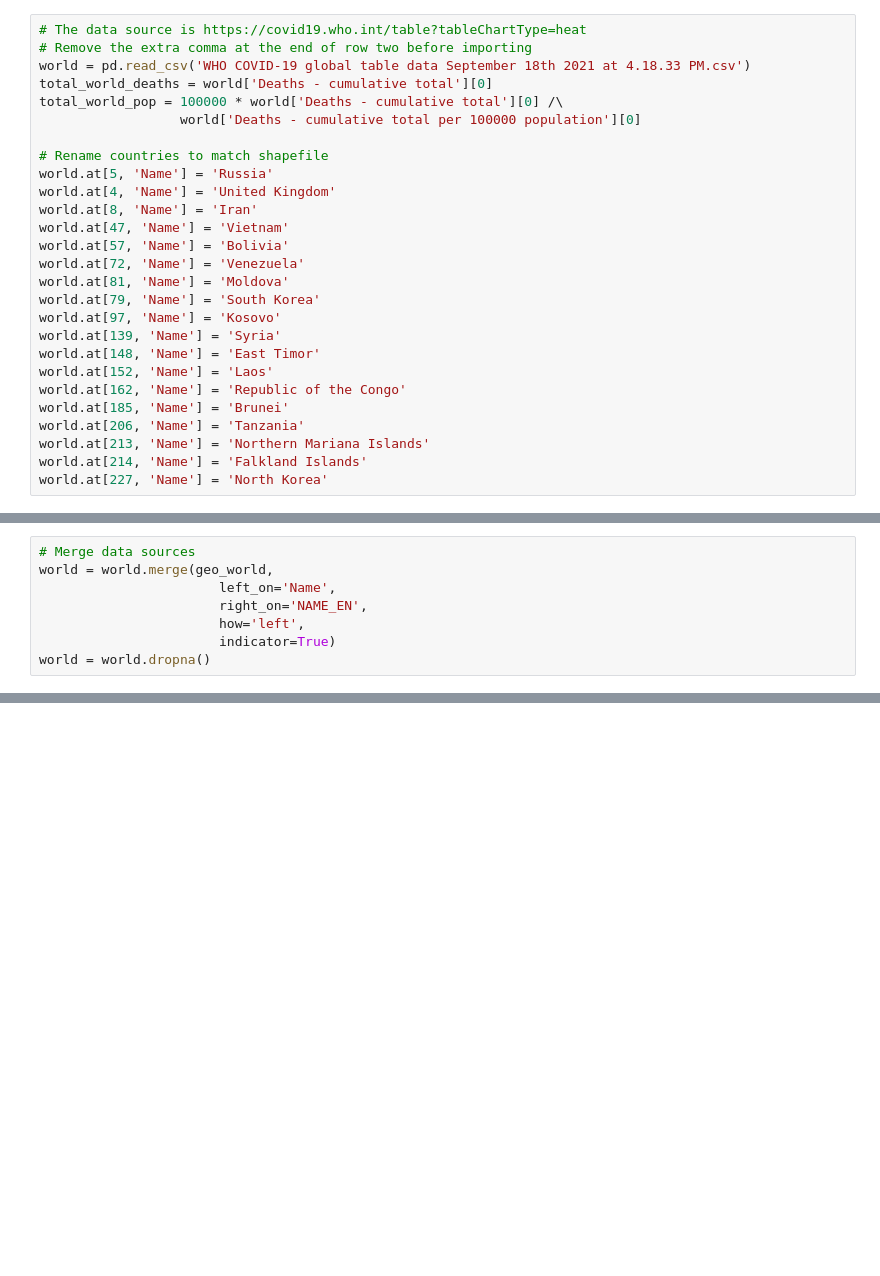
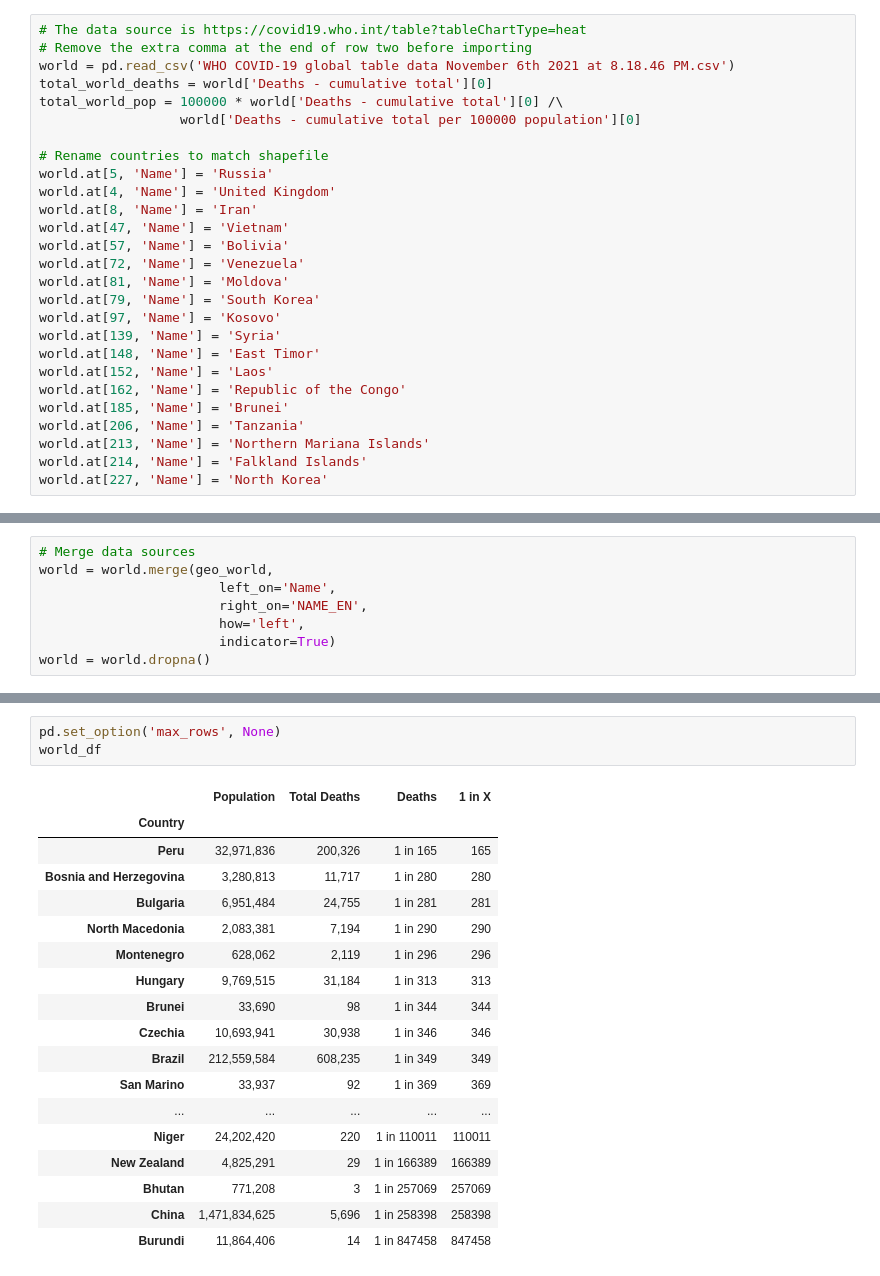
Before and after one commit to wpbSabi/geospatial, a Jupyter notebook: one_in_covid_deaths/MODEL for US and world.ipynb, the cells around one changed output, grey strips where cells are left out. Saved outputs shown, nothing was run; the diff lists cells and outputs as text; blank space fills up the shorter version.

Commit message:
Updated data Nov. 6, 2021

```diff
--- a/one_in_covid_deaths/MODEL for US and world.ipynb
+++ b/one_in_covid_deaths/MODEL for US and world.ipynb
@@ -117,7 +118,7 @@ print_geo_df[['Residents', 'Total Deaths', 'Deaths']].to_csv('data_US_2021_09_18
 # %%
 # The data source is https://covid19.who.int/table?tableChartType=heat
 # Remove the extra comma at the end of row two before importing
-world = pd.read_csv('WHO COVID-19 global table data September 18th 2021 at 4.18.33 PM.csv')
+world = pd.read_csv('WHO COVID-19 global table data November 6th 2021 at 8.18.46 PM.csv')
 total_world_deaths = world['Deaths - cumulative total'][0]
 total_world_pop = 100000 * world['Deaths - cumulative total'][0] /\
                   world['Deaths - cumulative total per 100000 population'][0]
@@ -224,0 +226,22 @@ world_df[['Population', 'Total Deaths', 'Deaths']].to_csv('data_WORLD_2021_09_18
+# %%
+pd.set_option('max_rows', None)
+world_df
+# %% [output]
+|  | Population | Total Deaths | Deaths | 1 in X |
+| Country |  |  |  |  |
+| Peru | 32,971,836 | 200,326 | 1 in 165 | 165 |
+| Bosnia and Herzegovina | 3,280,813 | 11,717 | 1 in 280 | 280 |
+| Bulgaria | 6,951,484 | 24,755 | 1 in 281 | 281 |
+| North Macedonia | 2,083,381 | 7,194 | 1 in 290 | 290 |
+| Montenegro | 628,062 | 2,119 | 1 in 296 | 296 |
+| Hungary | 9,769,515 | 31,184 | 1 in 313 | 313 |
+| Brunei | 33,690 | 98 | 1 in 344 | 344 |
+| Czechia | 10,693,941 | 30,938 | 1 in 346 | 346 |
+| Brazil | 212,559,584 | 608,235 | 1 in 349 | 349 |
+| San Marino | 33,937 | 92 | 1 in 369 | 369 |
+| ... | ... | ... | ... | ... |
+| Niger | 24,202,420 | 220 | 1 in 110011 | 110011 |
+| New Zealand | 4,825,291 | 29 | 1 in 166389 | 166389 |
+| Bhutan | 771,208 | 3 | 1 in 257069 | 257069 |
+| China | 1,471,834,625 | 5,696 | 1 in 258398 | 258398 |
+| Burundi | 11,864,406 | 14 | 1 in 847458 | 847458 |
```
Also changed, not shown: parts of 7 cells of this notebook, 5 other files.
